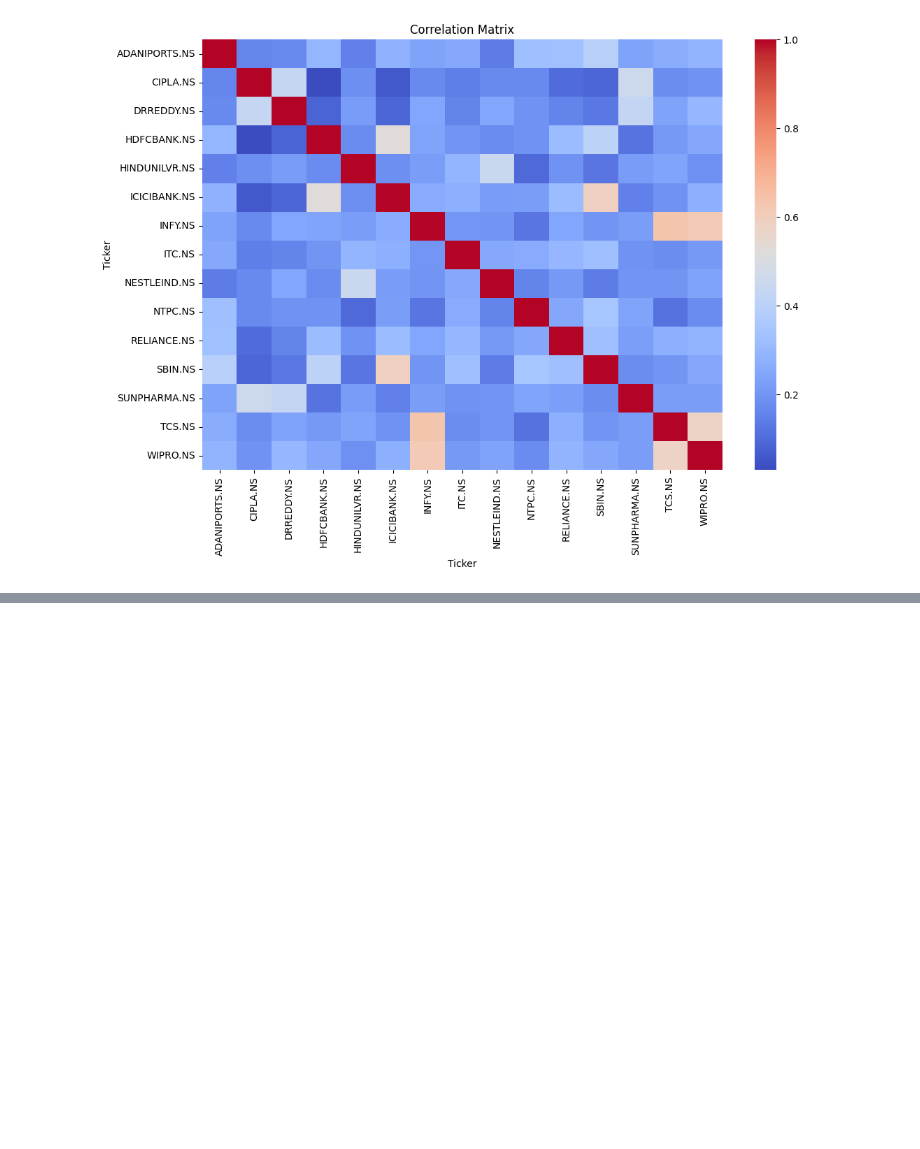
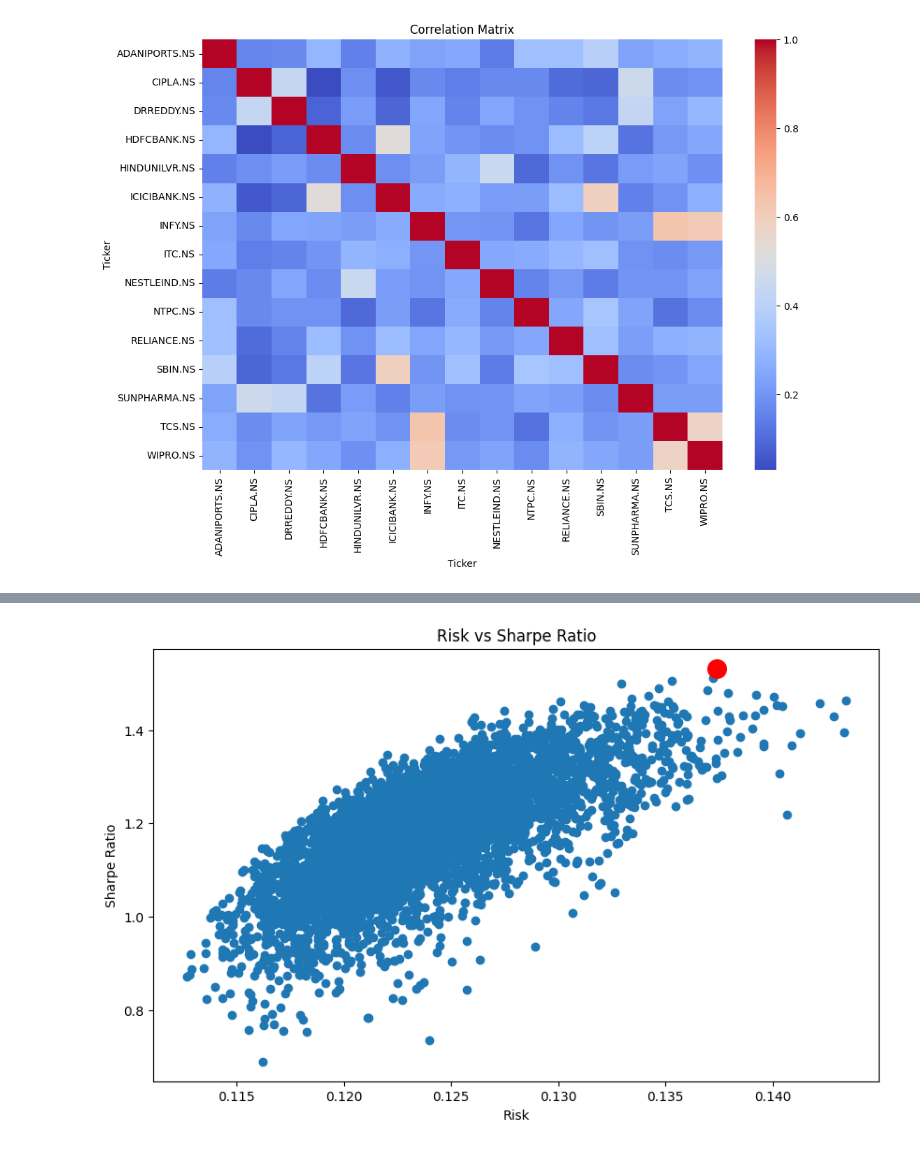
Before and after one commit to kamali1511/Portfolio-Optimization-Using-Modern-Portfolio-Theory-Using-Indian-Stocks, a Jupyter notebook: Portfolio_Optimization_Using_Modern_Portfolio_Theory_(Indian_Stocks).ipynb, the cells around one changed output, grey strips where cells are left out. Saved outputs shown, nothing was run; the diff lists cells and outputs as text; code cells hidden in the pictures; blank space fills up the shorter version.

```diff
--- a/Portfolio_Optimization_Using_Modern_Portfolio_Theory_(Indian_Stocks).ipynb
+++ b/Portfolio_Optimization_Using_Modern_Portfolio_Theory_(Indian_Stocks).ipynb
@@ -203,0 +277,18 @@ ADANIPORTS.NS : 0.008986657084744509
+# %%
+plt.figure(figsize=(10,6))
+
+plt.scatter(results_df['Risk'], results_df['Sharpe'])
+
+plt.scatter(
+    max_sharpe_portfolio['Risk'],
+    max_sharpe_portfolio['Sharpe'],
+    color='red',
+    s=200
+)
+
+plt.title('Risk vs Sharpe Ratio')
+plt.xlabel('Risk')
+plt.ylabel('Sharpe Ratio')
+plt.show()
+# %% [output]
+[figure, added]
```
Also changed, not shown: parts of 6 cells of this notebook.
